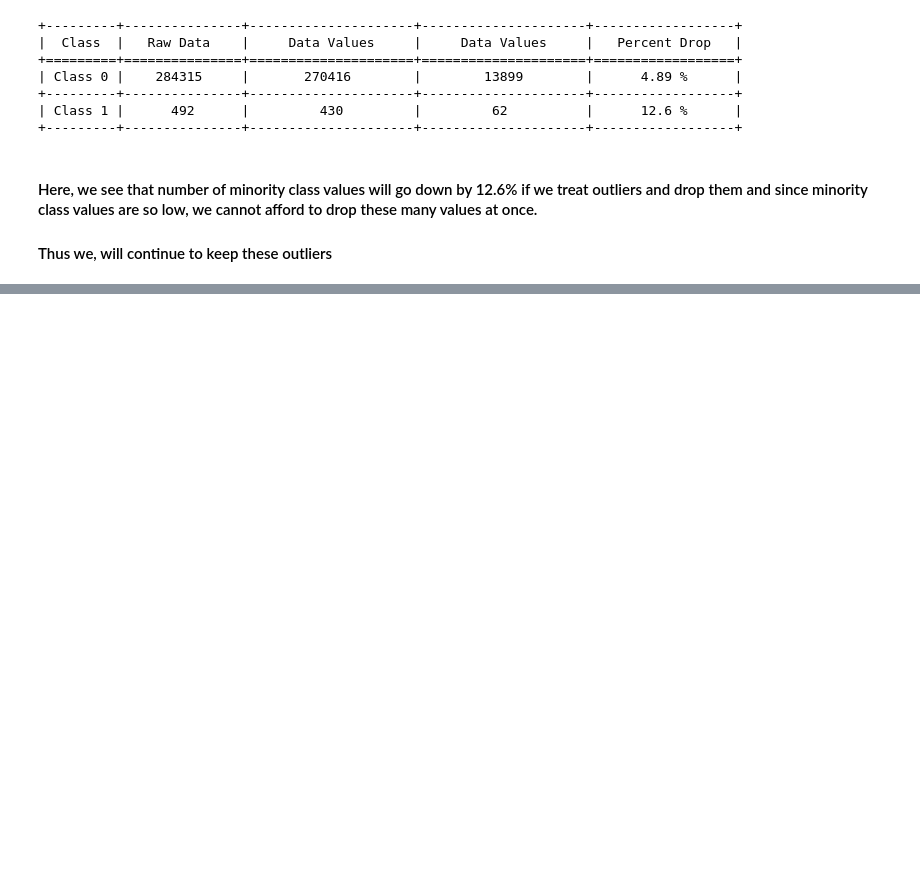
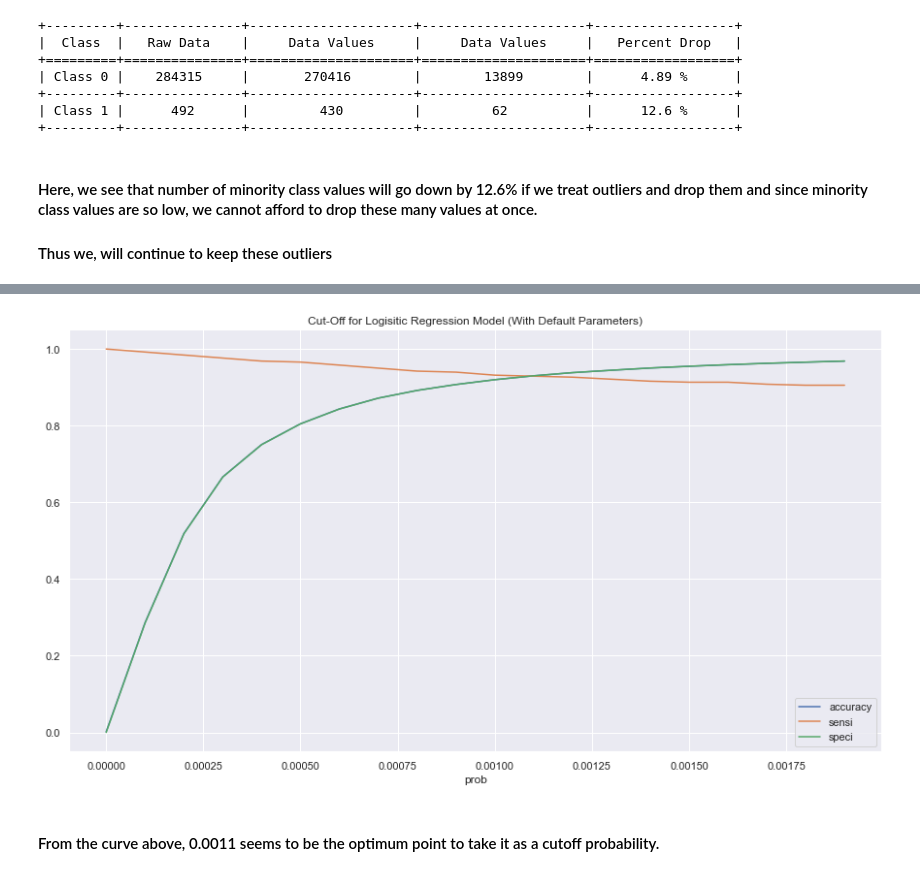
Before and after one commit to akshaykadam100/Credit-Card-Fraud-Detection, a Jupyter notebook: modelling/V1_Akshay_Kadam_DML2070010.ipynb, the cells around one changed output, grey strips where cells are left out. Drawn from its saved outputs; the diff is of its cells as text; code cells hidden in the pictures; blank space fills up the shorter version.

Commit message:
Completed Imbalanced Class Regression Techniques

```diff
--- a/modelling/V1_Akshay_Kadam_DML2070010.ipynb
+++ b/modelling/V1_Akshay_Kadam_DML2070010.ipynb
@@ -1504,0 +1536,2 @@ check_class_distribution_on_handling_outlier(series_name='V28', quantile_val_low
+# %%
+X_train, X_test, y_train, y_test = train_test_split(X, y, test_size=0.2, train_size=0.8, random_state=314, stratify=y)
@@ -1504,0 +1622,20 @@ check_class_distribution_on_handling_outlier(series_name='V28', quantile_val_low
+# %%
+logreg = LogisticRegression()
+model = logreg.fit(X_train, y_train)
+pred_probs_train = model.predict_proba(X_train)
+# %%
+y_train_pred_final = pd.DataFrame(y_train)
+y_train_pred_final['class_probability'] = pred_probs_train[:,1]
+# numbers = [float(x)/10 for x in range(10)]
+numbers = np.arange(0.0, 0.0020, 0.0001)
+for i in numbers:
+    y_train_pred_final[i] = y_train_pred_final.class_probability.map(lambda x: 1 if x > i else 0)
+# %%
+cutoff_df = pd.DataFrame(columns=['prob', 'accuracy', 'sensi', 'speci'])
+for i in numbers:
+    cm1 = metrics.confusion_matrix(y_train_pred_final.Class, y_train_pred_final[i])
+    accuracy = (cm1[0, 0] + cm1[1, 1]) / sum(sum(cm1))
+    speci = cm1[0, 0] / (cm1[0, 0] + cm1[0, 1])
+    sensi = cm1[1, 1] / (cm1[1, 0] + cm1[1, 1])
+    cutoff_df.loc[i] = [i, accuracy, sensi, speci]
+cutoff_df
@@ -1504,0 +1660,8 @@ check_class_distribution_on_handling_outlier(series_name='V28', quantile_val_low
+# %%
+cutoff_df.plot.line(x='prob', y=['accuracy','sensi','speci'])
+plt.title('Cut-Off for Logisitic Regression Model (With Default Parameters)')
+plt.show()
+# %% [output]
+[figure, added]
+# %% [markdown]
+#### From the curve above, 0.0011 seems to be the optimum point to take it as a cutoff probability.
```
Also changed, not shown: parts of 119 cells of this notebook, 1 other file.
